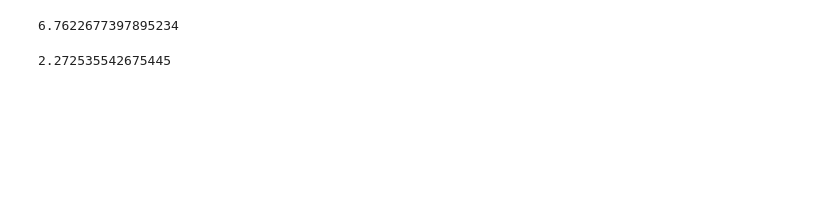
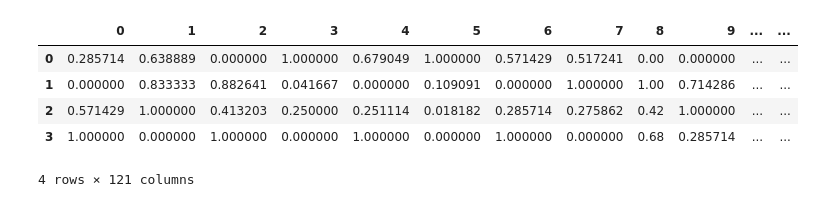
Before and after one commit to what-the-fawk/blockchain-benchmarks, a Jupyter notebook: ml/ml.ipynb, the cells around one changed output. Saved outputs shown, nothing was run; the diff lists cells and outputs as text; code cells hidden in the pictures; blank space fills up the shorter version.

```diff
--- a/ml/ml.ipynb
+++ b/ml/ml.ipynb
@@ -253,16 +26,0 @@ profiler.print_stats()
-# %%
-import numpy as np
-arr = []
-with open("scores_snr.txt") as f:
-    for line in f.readlines():
-        line = line[1:-2]
-        for x in line.split(", "):
-            arr.append(float(x))
-
-noise_value = np.std(arr, ddof=1)
-mean_score = np.mean(arr)
-relative_noise = (noise_value / mean_score) * 100
-
-relative_noise
-# %% [output]
-6.7622677397895234
@@ -276,6 +26,0 @@ relative_noise
-# %%
-signal = np.mean([330.525, 321.925])
-snr = signal / noise_value
-snr
-# %% [output]
-2.272535542675445
@@ -281,0 +96,21 @@ snr
+# %%
+from sklearn import preprocessing
+
+X = pd.read_csv('optimals.txt')
+X.columns = [f'feature_{i}' for i in range(X.shape[1])]
+y = pd.read_csv('scores.txt')
+y.columns = ['score (TPS)']
+
+x = X.values #returns a numpy array
+min_max_scaler = preprocessing.MinMaxScaler()
+x_scaled = min_max_scaler.fit_transform(x)
+X = pd.DataFrame(x_scaled)
+
+X.head()
+# %% [output]
+|  | 0 | 1 | 2 | 3 | 4 | 5 | 6 | 7 | 8 | 9 | ... | ... |
+| 0 | 0.285714 | 0.638889 | 0.000000 | 1.000000 | 0.679049 | 1.000000 | 0.571429 | 0.517241 | 0.00 | 0.000000 | ... | ... |
+| 1 | 0.000000 | 0.833333 | 0.882641 | 0.041667 | 0.000000 | 0.109091 | 0.000000 | 1.000000 | 1.00 | 0.714286 | ... | ... |
+| 2 | 0.571429 | 1.000000 | 0.413203 | 0.250000 | 0.251114 | 0.018182 | 0.285714 | 0.275862 | 0.42 | 1.000000 | ... | ... |
+| 3 | 1.000000 | 0.000000 | 1.000000 | 0.000000 | 1.000000 | 0.000000 | 1.000000 | 0.000000 | 0.68 | 0.285714 | ... | ... |
+4 rows × 121 columns
```
Also changed, not shown: parts of 29 cells of this notebook, 6 other files.
